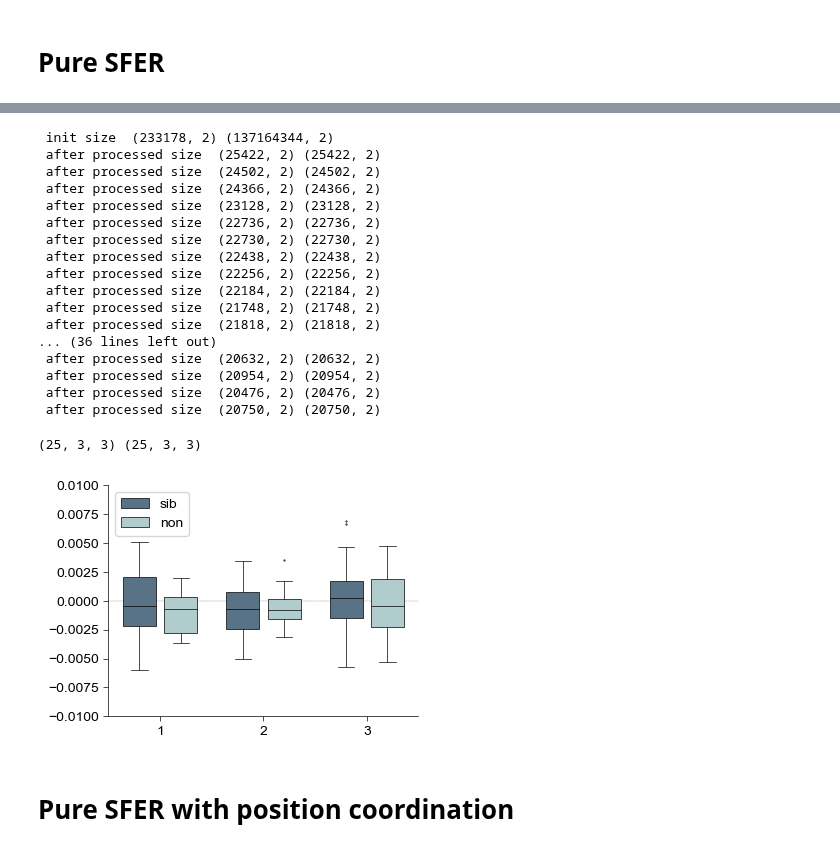
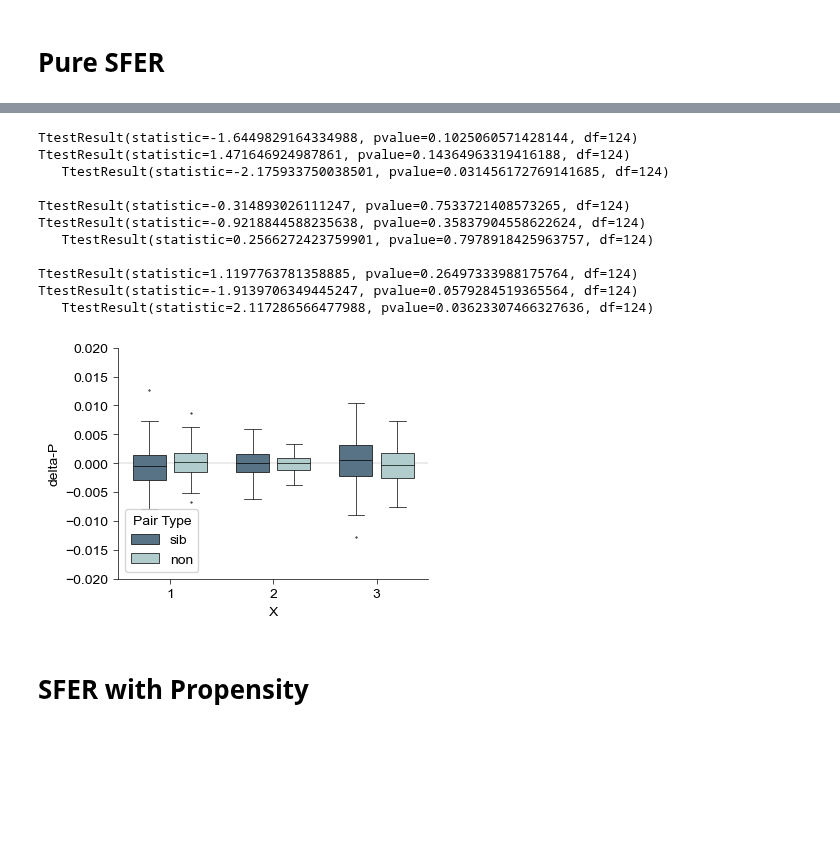
Before and after one commit to YAO-Shuyang/PlotFigures, a Jupyter notebook: Field Analysis/Fig0349 - Simulated Coordination.ipynb, the cells around one changed output, grey strips where cells are left out. Saved outputs shown, nothing was run; the diff lists cells and outputs as text; code cells hidden in the pictures; blank space fills up the shorter version.

```diff
--- a/Field Analysis/Fig0349 - Simulated Coordination.ipynb
+++ b/Field Analysis/Fig0349 - Simulated Coordination.ipynb
@@ -251,65 +339,45 @@ float64
-# %%
-session, mat = compute_joint_probability_matrix(
-            field_reg.astype(np.float64).T,
-            field_info,
-            dim=2,
-            return_item='sib',
-            field_centers=field_centers,
-            sib_field_pairs=sib_field_pairs,
-            non_field_pairs=non_field_pairs
-)
-session, mat2 = compute_joint_probability_matrix(
-            field_reg.astype(np.float64).T,
-            field_info,
-            dim=2,
-            return_item='non',
-            field_centers=field_centers,
-            sib_field_pairs=sib_field_pairs,
-            non_field_pairs=non_field_pairs
-)
-# %% [output]
- init size  (233178, 2) (137164344, 2)
- after processed size  (25422, 2) (25422, 2)
- after processed size  (24502, 2) (24502, 2)
- after processed size  (24366, 2) (24366, 2)
- after processed size  (23128, 2) (23128, 2)
- after processed size  (22736, 2) (22736, 2)
- after processed size  (22730, 2) (22730, 2)
- after processed size  (22438, 2) (22438, 2)
- after processed size  (22256, 2) (22256, 2)
- after processed size  (22184, 2) (22184, 2)
- after processed size  (21748, 2) (21748, 2)
- after processed size  (21818, 2) (21818, 2)
-... (36 lines left out)
- after processed size  (20632, 2) (20632, 2)
- after processed size  (20954, 2) (20954, 2)
- after processed size  (20476, 2) (20476, 2)
- after processed size  (20750, 2) (20750, 2)
 # %%
-print(mat.shape, mat2.shape)
-t = np.concatenate([np.arange(25)] * 3)
-x = np.concatenate([np.repeat(1, 25), np.repeat(2, 25), np.repeat(3, 25)])
-y1 = np.concatenate([mat[:, 0, 0], mat[:, 1, 1], mat[:, 2, 2]])
-y2 = np.concatenate([mat2[:, 0, 0], mat2[:, 1, 1], mat2[:, 2, 2]])
+idx = np.where(Data['Model Type'] == 'Pure Drift')[0]
+SubData = SubDict(Data, Data.keys(), idx)
 fig = plt.figure(figsize=(4,3))
 ax = Clear_Axes(plt.axes(), close_spines=['top', 'right'], ifxticks=True, ifyticks=True)
 ax.axhline(0, color='k', linestyle='--', linewidth=0.15)
 sns.boxplot(
-    x = np.concatenate([x, x]),
-    y = np.concatenate([y1, y2]),
-    hue = np.concatenate([np.repeat('sib', 75), np.repeat('non', 75)]),
+    x = 'X',
+    y = 'delta-P',
+    hue = 'Pair Type',
     palette=['#4F758D', '#ABD0D1'],
+    data=SubData,
     ax = ax,
     linecolor='black',
     linewidth=0.5,
     gap=0.2,
     flierprops={'markersize': 0.5},
 )
-ax.set_ylim([-0.01, 0.01])
+ax.set_ylim([-0.02, 0.02])
 plt.savefig(join(loc, "Pure SFER.png"), dpi=600)
 plt.savefig(join(loc, "Pure SFER.svg"), dpi=600)
+
+for x in np.arange(1, 4):
+    idx1 = np.where((SubData['X'] == x)&(SubData['Pair Type'] == 'sib'))[0]
+    idx2 = np.where((SubData['X'] == x)&(SubData['Pair Type'] == 'non'))[0]
+
+    print(ttest_1samp(SubData['delta-P'][idx1], 0))
+    print(ttest_1samp(SubData['delta-P'][idx2], 0))
+    print("  ",ttest_rel(SubData['delta-P'][idx1], SubData['delta-P'][idx2]))
+    print()
 # %% [output]
-(25, 3, 3) (25, 3, 3)
+TtestResult(statistic=-1.6449829164334988, pvalue=0.1025060571428144, df=124)
+TtestResult(statistic=1.471646924987861, pvalue=0.14364963319416188, df=124)
+   TtestResult(statistic=-2.175933750038501, pvalue=0.031456172769141685, df=124)
+
+TtestResult(statistic=-0.314893026111247, pvalue=0.7533721408573265, df=124)
+TtestResult(statistic=-0.9218844588235638, pvalue=0.35837904558622624, df=124)
+   TtestResult(statistic=0.2566272423759901, pvalue=0.7978918425963757, df=124)
+
+TtestResult(statistic=1.1197763781358885, pvalue=0.26497333988175764, df=124)
+TtestResult(statistic=-1.9139706349445247, pvalue=0.0579284519365564, df=124)
+   TtestResult(statistic=2.117286566477988, pvalue=0.03623307466327636, df=124)
-[figure, old version]
+[figure, new version]
 # %% [markdown]
-# Pure SFER with position coordination
+# SFER with Propensity
```
Also changed, not shown: parts of 13 cells of this notebook, 5 other files.
